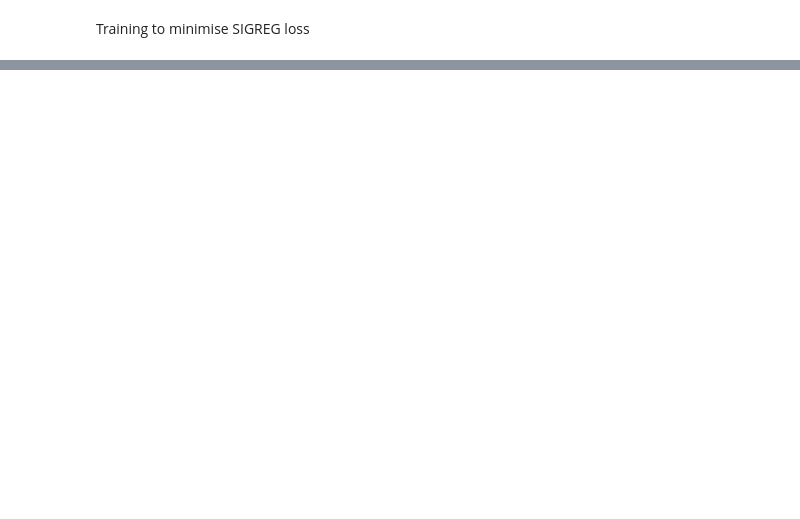
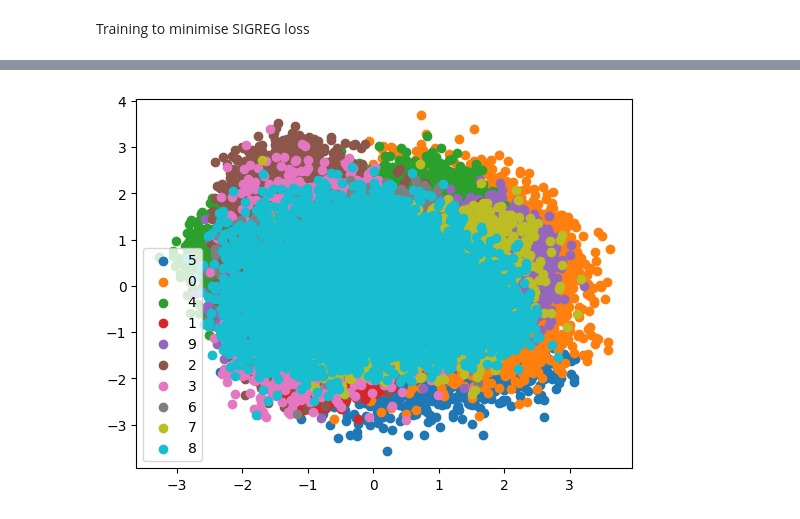
Before and after one commit to owenyi2/mnist-jepa-example, a Jupyter notebook: mnist.ipynb, the cells around one changed output, grey strips where cells are left out. Saved outputs shown, nothing was run; the diff lists cells and outputs as text; code cells hidden in the pictures; blank space fills up the shorter version.

```diff
--- a/mnist.ipynb
+++ b/mnist.ipynb
@@ -443,0 +619,27 @@ A tensor([[-0.1259],
+# %%
+outputs_by_label = defaultdict(list)
+model.eval()
+with torch.inference_mode():
+    for imgs, labels in use_loader:
+        imgs = imgs.to(device)
+
+        embs = model(imgs).detach().cpu()
+
+        for emb, label in zip(embs, labels):
+            outputs_by_label[label.item()].append(emb.cpu())
+
+for key in outputs_by_label.keys():
+    outputs_by_label[key] = torch.stack(outputs_by_label[key])
+# %%
+all_outputs = torch.cat(list(outputs_by_label.values()), dim=0)  # shape: [total_B, D]
+all_outputs_np = all_outputs.numpy()
+
+pca = PCA(n_components=2)
+pca.fit(all_outputs_np)  # fit on all data
+
+pca_projector = lambda T: pca.transform(T.numpy())
+visualise_embeddings_in_2D(outputs_by_label, pca_projector)
+
+# visualise_embeddings_in_2D(outputs_by_label, first_two_dims_projector)
+# %% [output]
+[figure, added]
```
Also changed, not shown: parts of 27 cells of this notebook.
